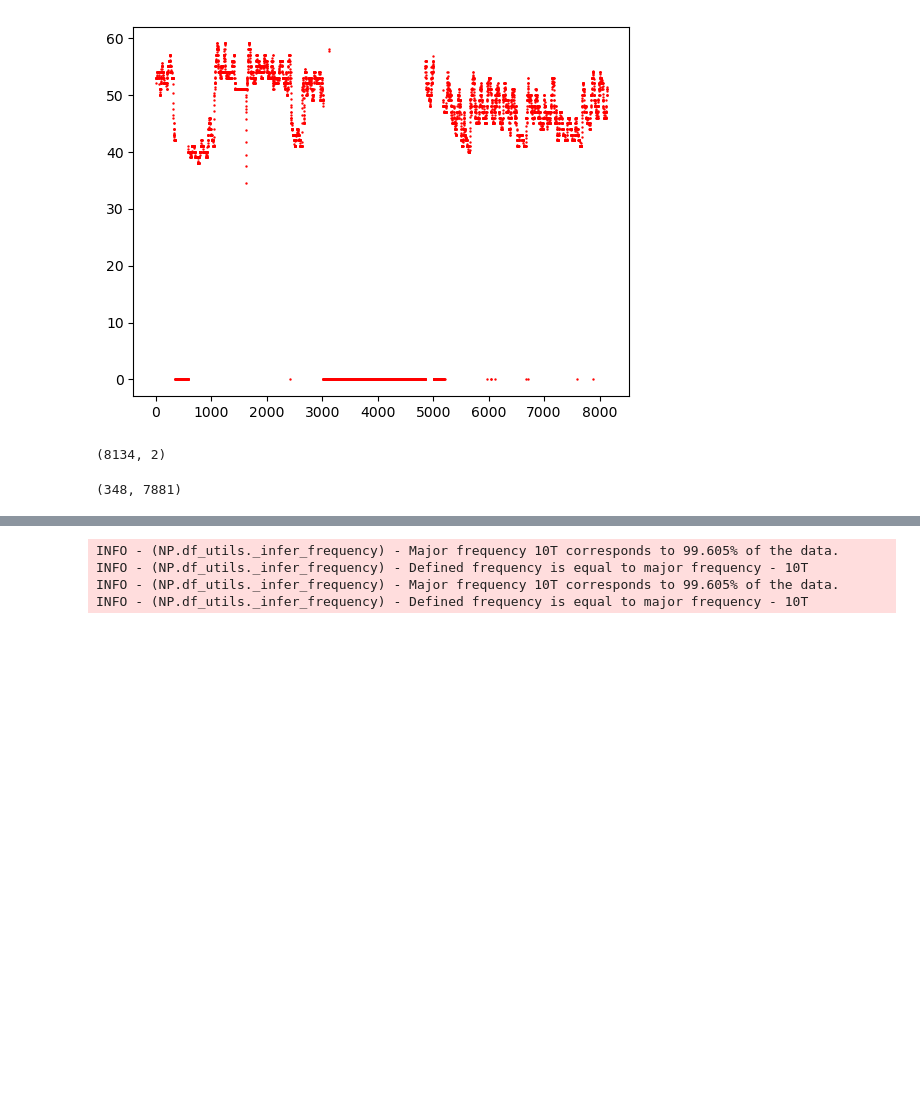
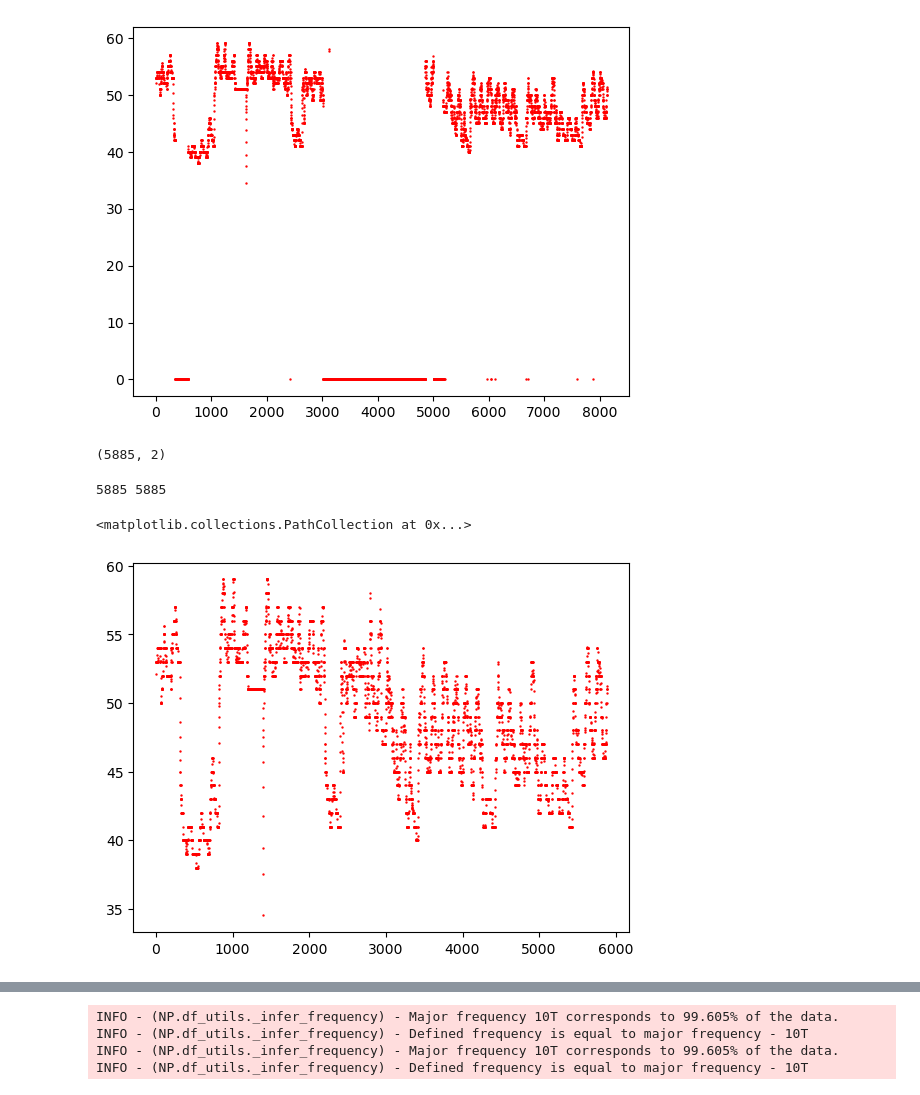
Before and after one commit to oliveiraMats2/Predictive_Maintenance_free_dataset, a Jupyter notebook: notebooks/NeuralPhrophet.ipynb, the cells around one changed output, grey strips where cells are left out. Cells and saved outputs as stored; diff of their text form; code cells hidden in the pictures; blank space fills up the shorter version.

```diff
--- a/notebooks/NeuralPhrophet.ipynb
+++ b/notebooks/NeuralPhrophet.ipynb
@@ -69,12 +66,9 @@ from utils.read_dataset import ReadDatasets
 import numpy as np
 
 df_ = pd.DataFrame({'ds':x_time, 'y':y})
+
+df_ = df_.replace(0.0, np.nan)
+df_= df_.dropna()
+df_.shape
+# %% [output]
+(5885, 2)
-# %%
-df_.shape
-# %% [output]
-(8134, 2)
-# %%
-# 3016
-zero_indices[0], zero_indices[-1]
-# %% [output]
-(348, 7881)
@@ -86,3 +75,17 @@ df_test = df_[7881:]
+# %%
+# df_ = df# [df["temperature"]!=0]
+
+x = list(range(len(df_["y"].tolist())))
+y = df_["y"].tolist()
+x_time = df_["ds"].tolist()
+
+print(len(x), len(x_time))
+
+plt.scatter(x, y, s=0.5, color="red")
+# %% [output]
+5885 5885
+<matplotlib.collections.PathCollection at 0x...>
+[figure, added]
 # %%
 # m = NeuralProphet(growth="discontinuous",
 #                   n_changepoints=10,
```
Also changed, not shown: parts of 14 cells of this notebook, 25 other files.
